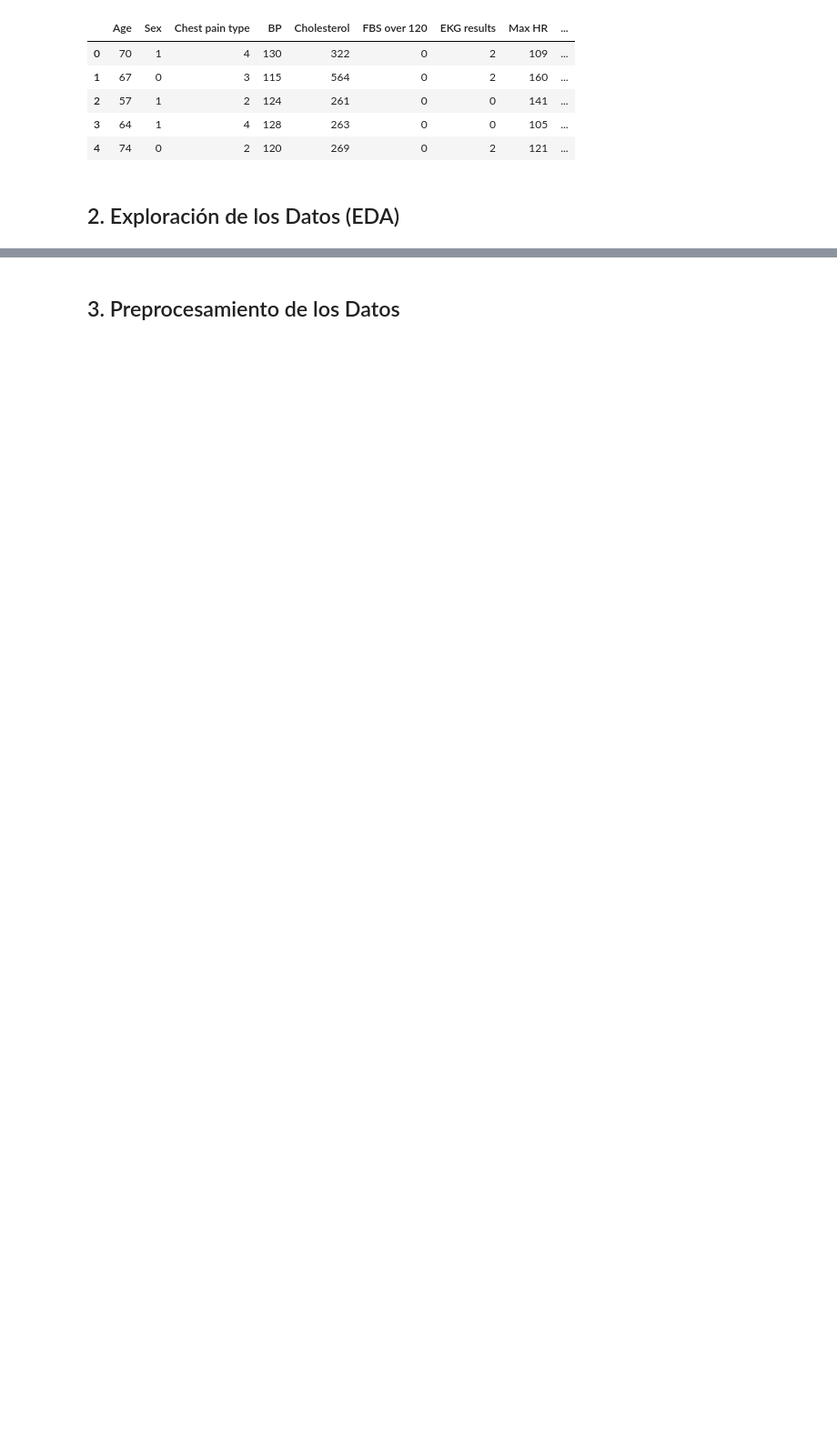
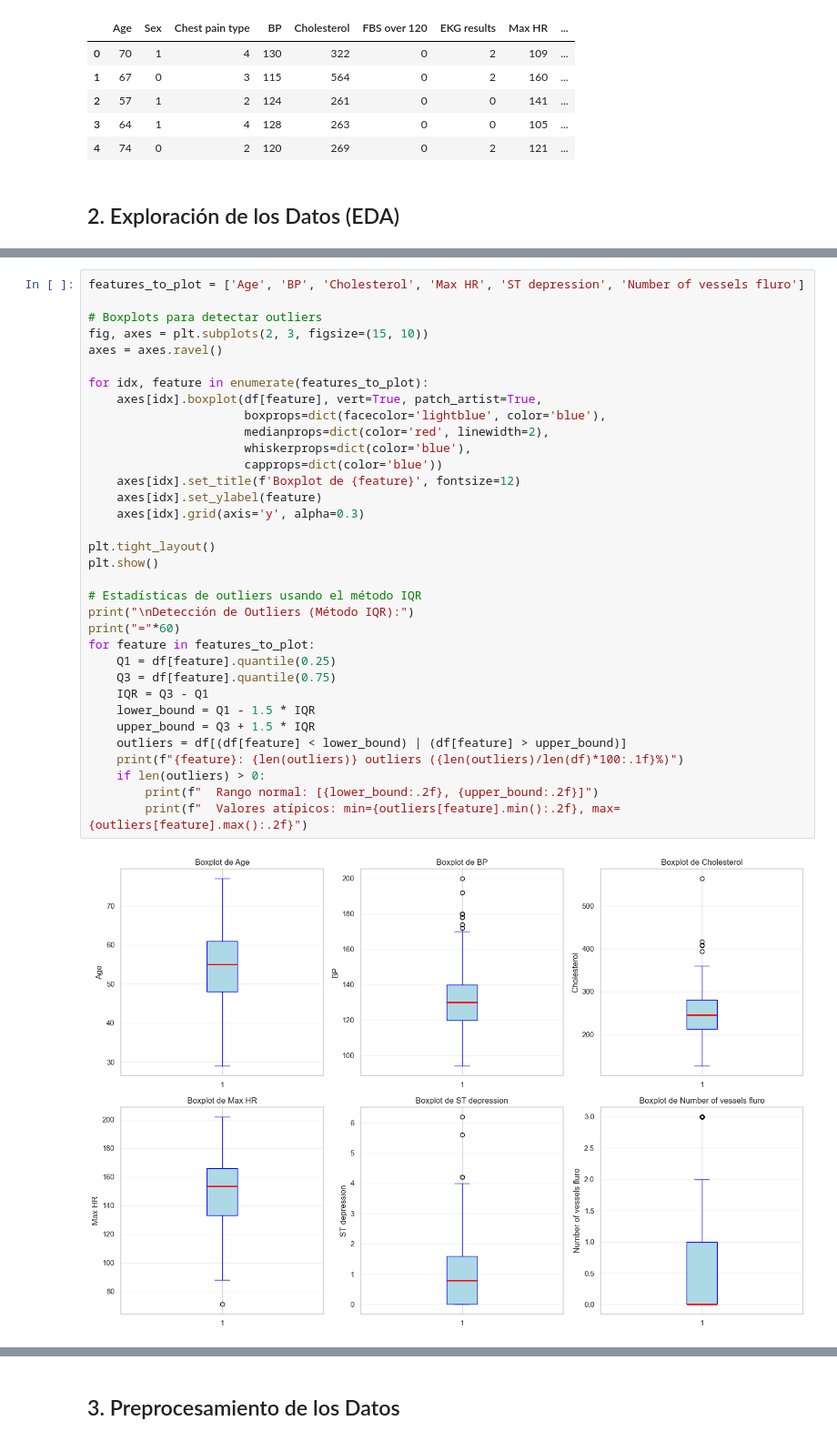
Before and after one commit to esteban0903/HEART-DISEASE-IR, a Jupyter notebook: heart_disease_lr_analysis.ipynb, the cells around one changed output, grey strips where cells are left out. Shown: that part at 91% size. Cells and saved outputs as stored; diff of their text form; blank space fills up the shorter version.

```diff
--- a/heart_disease_lr_analysis.ipynb
+++ b/heart_disease_lr_analysis.ipynb
@@ -79,0 +91,36 @@ Name: count, dtype: int64
+# %%
+features_to_plot = ['Age', 'BP', 'Cholesterol', 'Max HR', 'ST depression', 'Number of vessels fluro']
+
+# Boxplots para detectar outliers
+fig, axes = plt.subplots(2, 3, figsize=(15, 10))
+axes = axes.ravel()
+
+for idx, feature in enumerate(features_to_plot):
+    axes[idx].boxplot(df[feature], vert=True, patch_artist=True,
+                      boxprops=dict(facecolor='lightblue', color='blue'),
+                      medianprops=dict(color='red', linewidth=2),
+                      whiskerprops=dict(color='blue'),
+                      capprops=dict(color='blue'))
+    axes[idx].set_title(f'Boxplot de {feature}', fontsize=12)
+    axes[idx].set_ylabel(feature)
+    axes[idx].grid(axis='y', alpha=0.3)
+
+plt.tight_layout()
+plt.show()
+
+# Estadísticas de outliers usando el método IQR
+print("\nDetección de Outliers (Método IQR):")
+print("="*60)
+for feature in features_to_plot:
+    Q1 = df[feature].quantile(0.25)
+    Q3 = df[feature].quantile(0.75)
+    IQR = Q3 - Q1
+    lower_bound = Q1 - 1.5 * IQR
+    upper_bound = Q3 + 1.5 * IQR
+    outliers = df[(df[feature] < lower_bound) | (df[feature] > upper_bound)]
+    print(f"{feature}: {len(outliers)} outliers ({len(outliers)/len(df)*100:.1f}%)")
+    if len(outliers) > 0:
+        print(f"  Rango normal: [{lower_bound:.2f}, {upper_bound:.2f}]")
+        print(f"  Valores atípicos: min={outliers[feature].min():.2f}, max={outliers[feature].max():.2f}")
+# %% [output]
+[figure, added]
```
Also changed, not shown: parts of 65 cells of this notebook, 14 other files.
